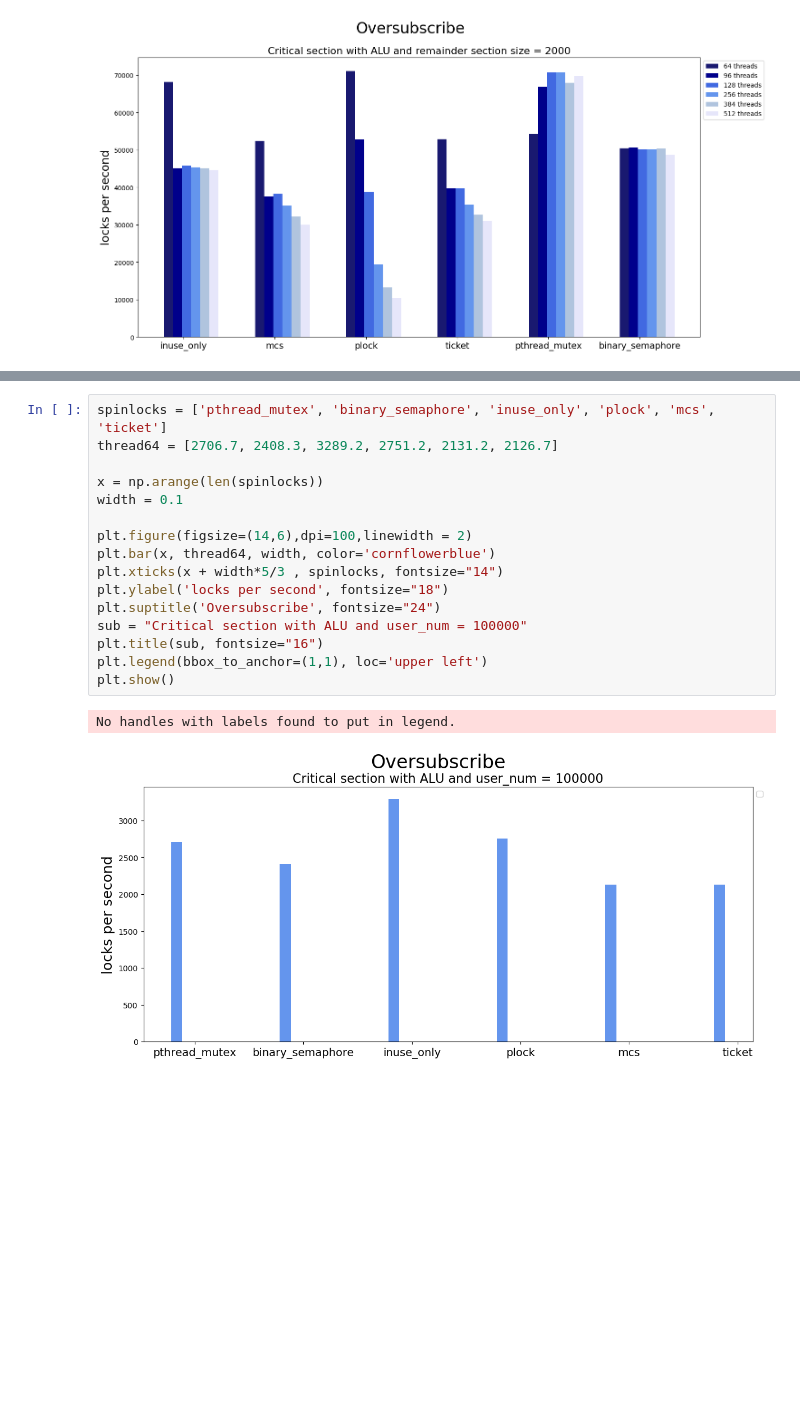
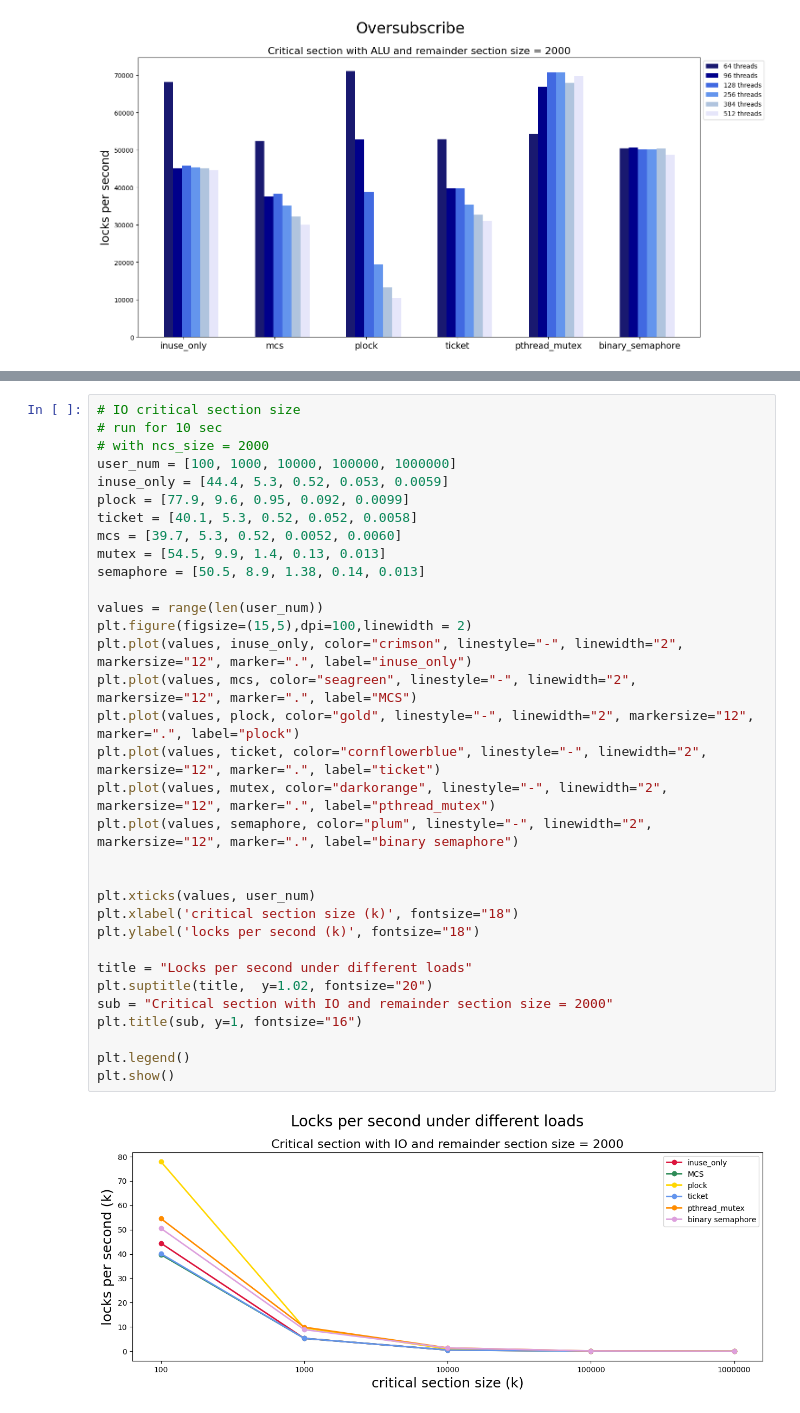
Before and after one commit to Ashen1110/Master_OS, a Jupyter notebook: code/test_data/test_data.ipynb, the cells around one changed output, grey strips where cells are left out. Cells and saved outputs as stored; diff of their text form; blank space fills up the shorter version.

```diff
--- a/code/test_data/test_data.ipynb
+++ b/code/test_data/test_data.ipynb
@@ -230,19 +246,35 @@ No handles with labels found to put in legend.
-# %%
-spinlocks = ['pthread_mutex', 'binary_semaphore', 'inuse_only', 'plock', 'mcs', 'ticket']
-thread64 = [2706.7, 2408.3, 3289.2, 2751.2, 2131.2, 2126.7]
-
-x = np.arange(len(spinlocks))
-width = 0.1
-
-plt.figure(figsize=(14,6),dpi=100,linewidth = 2)
-plt.bar(x, thread64, width, color='cornflowerblue')
-plt.xticks(x + width*5/3 , spinlocks, fontsize="14")
-plt.ylabel('locks per second', fontsize="18")
-plt.suptitle('Oversubscribe', fontsize="24")
-sub = "Critical section with ALU and user_num = 100000"
-plt.title(sub, fontsize="16")
-plt.legend(bbox_to_anchor=(1,1), loc='upper left')
-plt.show()
-# %% [output]
-No handles with labels found to put in legend.
-[figure, removed]
+# %%
+# IO critical section size
+# run for 10 sec
+# with ncs_size = 2000
+user_num = [100, 1000, 10000, 100000, 1000000]
+inuse_only = [44.4, 5.3, 0.52, 0.053, 0.0059]
+plock = [77.9, 9.6, 0.95, 0.092, 0.0099]
+ticket = [40.1, 5.3, 0.52, 0.052, 0.0058]
+mcs = [39.7, 5.3, 0.52, 0.0052, 0.0060]
+mutex = [54.5, 9.9, 1.4, 0.13, 0.013]
+semaphore = [50.5, 8.9, 1.38, 0.14, 0.013]
+
+values = range(len(user_num))
+plt.figure(figsize=(15,5),dpi=100,linewidth = 2)
+plt.plot(values, inuse_only, color="crimson", linestyle="-", linewidth="2", markersize="12", marker=".", label="inuse_only")
+plt.plot(values, mcs, color="seagreen", linestyle="-", linewidth="2", markersize="12", marker=".", label="MCS")
+plt.plot(values, plock, color="gold", linestyle="-", linewidth="2", markersize="12", marker=".", label="plock")
+plt.plot(values, ticket, color="cornflowerblue", linestyle="-", linewidth="2", markersize="12", marker=".", label="ticket")
+plt.plot(values, mutex, color="darkorange", linestyle="-", linewidth="2", markersize="12", marker=".", label="pthread_mutex")
+plt.plot(values, semaphore, color="plum", linestyle="-", linewidth="2", markersize="12", marker=".", label="binary semaphore")
+
+
+plt.xticks(values, user_num)
+plt.xlabel('critical section size (k)', fontsize="18")
+plt.ylabel('locks per second (k)', fontsize="18")
+
+title = "Locks per second under different loads"
+plt.suptitle(title,  y=1.02, fontsize="20")
+sub = "Critical section with IO and remainder section size = 2000"
+plt.title(sub, y=1, fontsize="16")
+
+plt.legend()
+plt.show()
+# %% [output]
+[figure, added]
```
Also changed, not shown: parts of 6 cells of this notebook, 20 other files.
